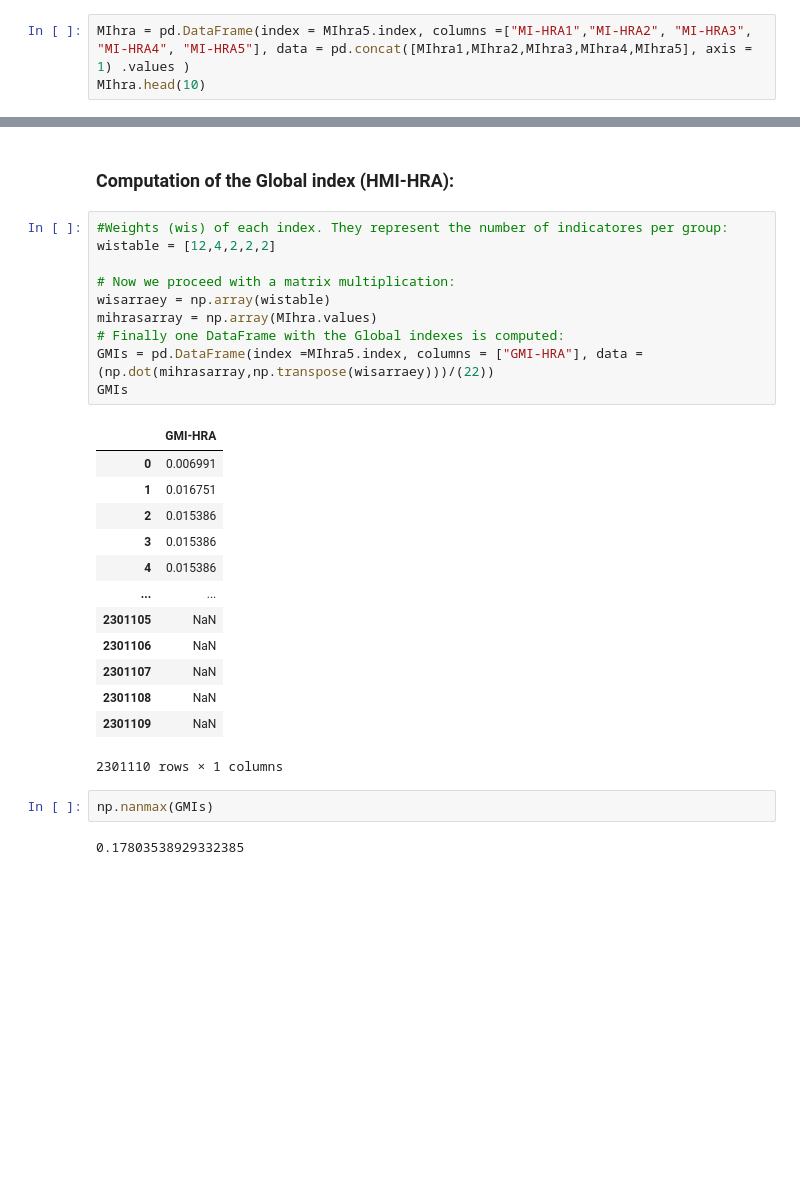
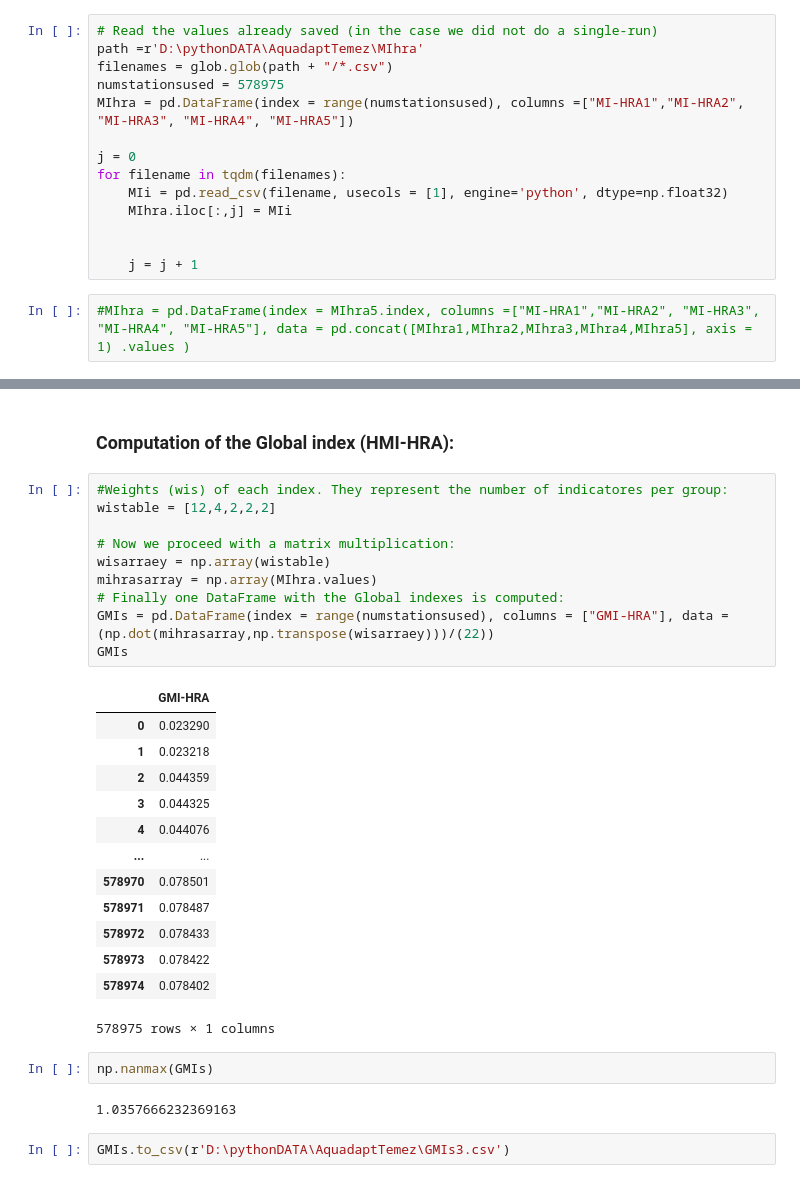
Before and after one commit to thiagovmdon/monhtlyflow-indicators, a Jupyter notebook: 2_ReadAndConvertFromPCRasterToArrayAndComputeMetrics.ipynb, the cells around one changed output, grey strips where cells are left out. Saved outputs shown, nothing was run; the diff lists cells and outputs as text; blank space fills up the shorter version.

```diff
--- a/2_ReadAndConvertFromPCRasterToArrayAndComputeMetrics.ipynb
+++ b/2_ReadAndConvertFromPCRasterToArrayAndComputeMetrics.ipynb
@@ -678,5 +757,18 @@ ps
 # %% [markdown]
 #### Concatetanion of all the group indices in one single table:
+# %%
+# Read the values already saved (in the case we did not do a single-run)
+path =r'D:\pythonDATA\AquadaptTemez\MIhra'
+filenames = glob.glob(path + "/*.csv")
+numstationsused = 578975
+MIhra = pd.DataFrame(index = range(numstationsused), columns =["MI-HRA1","MI-HRA2", "MI-HRA3", "MI-HRA4", "MI-HRA5"])
+
+j = 0
+for filename in tqdm(filenames):
+    MIi = pd.read_csv(filename, usecols = [1], engine='python', dtype=np.float32)
+    MIhra.iloc[:,j] = MIi
+
+
+    j = j + 1
 # %%
-MIhra = pd.DataFrame(index = MIhra5.index, columns =["MI-HRA1","MI-HRA2", "MI-HRA3", "MI-HRA4", "MI-HRA5"], data = pd.concat([MIhra1,MIhra2,MIhra3,MIhra4,MIhra5], axis = 1) .values )
-MIhra.head(10)
+#MIhra = pd.DataFrame(index = MIhra5.index, columns =["MI-HRA1","MI-HRA2", "MI-HRA3", "MI-HRA4", "MI-HRA5"], data = pd.concat([MIhra1,MIhra2,MIhra3,MIhra4,MIhra5], axis = 1) .values )
@@ -697,28 +791,30 @@ MIhra.head(10)
 # %%
 #Weights (wis) of each index. They represent the number of indicatores per group:
 wistable = [12,4,2,2,2]
 
 # Now we proceed with a matrix multiplication:
 wisarraey = np.array(wistable)
 mihrasarray = np.array(MIhra.values)
 # Finally one DataFrame with the Global indexes is computed:
-GMIs = pd.DataFrame(index =MIhra5.index, columns = ["GMI-HRA"], data = (np.dot(mihrasarray,np.transpose(wisarraey)))/(22))
+GMIs = pd.DataFrame(index = range(numstationsused), columns = ["GMI-HRA"], data = (np.dot(mihrasarray,np.transpose(wisarraey)))/(22))
 GMIs
 # %% [output]
 |  | GMI-HRA |
-| 0 | 0.006991 |
-| 1 | 0.016751 |
-| 2 | 0.015386 |
-| 3 | 0.015386 |
-| 4 | 0.015386 |
+| 0 | 0.023290 |
+| 1 | 0.023218 |
+| 2 | 0.044359 |
+| 3 | 0.044325 |
+| 4 | 0.044076 |
 | ... | ... |
-| 2301105 | NaN |
-| 2301106 | NaN |
-| 2301107 | NaN |
-| 2301108 | NaN |
-| 2301109 | NaN |
+| 578970 | 0.078501 |
+| 578971 | 0.078487 |
+| 578972 | 0.078433 |
+| 578973 | 0.078422 |
+| 578974 | 0.078402 |
-2301110 rows × 1 columns
+578975 rows × 1 columns
-# %%
-np.nanmax(GMIs)
-# %% [output]
-0.17803538929332385
+# %%
+np.nanmax(GMIs)
+# %% [output]
+1.0357666232369163
+# %%
+GMIs.to_csv(r'D:\pythonDATA\AquadaptTemez\GMIs3.csv')
```
Also changed, not shown: parts of 85 cells of this notebook, 6 other files.
